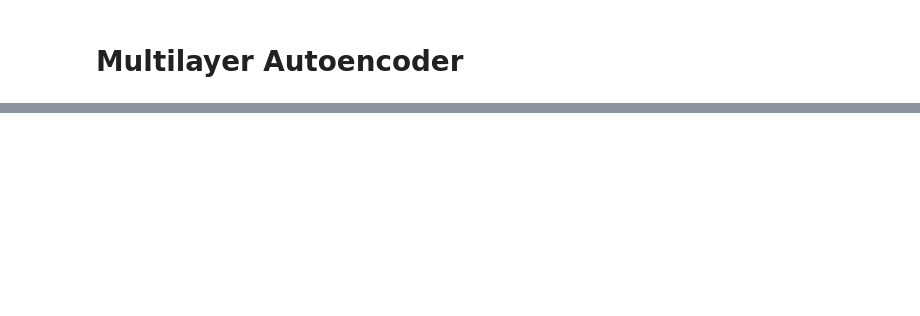
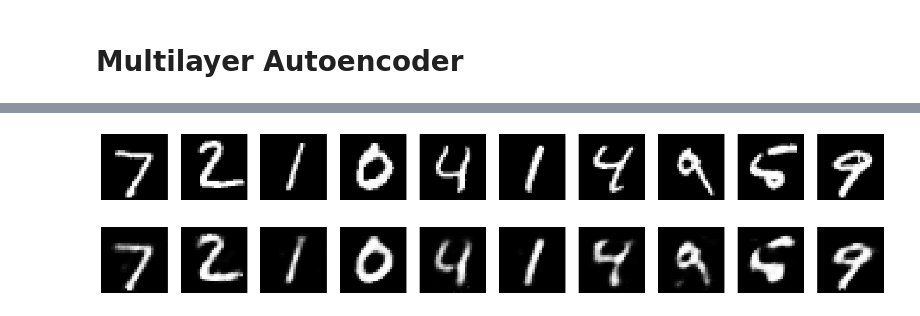
Before and after one commit to DhanushkarGuin/Autoencoders, a Jupyter notebook: Autoencoders.ipynb, the cells around one changed output, grey strips where cells are left out. Cells and saved outputs as stored; diff of their text form; code cells hidden in the pictures; blank space fills up the shorter version.

```diff
--- a/Autoencoders.ipynb
+++ b/Autoencoders.ipynb
@@ -238,7 +238,7 @@ class MultilayerAutoencoder(nn.Module):
 
 model = MultilayerAutoencoder(input_size = input_size, hidden_size = hidden_size, code_size = code_size, output_size = output_size)
 optimizer = torch.optim.Adam(model.parameters(), lr=0.001)
-criterion = nn.MSELoss
+criterion = nn.MSELoss()
 # %%
 batch_size = 128
 epochs = 5
@@ -256,0 +295,26 @@ test_loader = DataLoader(
+# %%
+model.eval()
+with torch.no_grad():
+  decoded_imgs = model(X_test_flat)
+# %%
+n = 10
+plt.figure(figsize=(20,6))
+for i in range(n):
+  ax = plt.subplot(3, n, i+1)
+  plt.imshow(X_test[i].reshape(28,28))
+  plt.gray()
+  ax.axis("off")
+plt.show()
+# %% [output]
+[figure, added]
+# %%
+n = 10
+plt.figure(figsize=(20,6))
+for i in range(n):
+  ax = plt.subplot(3, n, i+1)
+  plt.imshow(decoded_imgs[i].reshape(28,28))
+  plt.gray()
+  ax.axis("off")
+plt.show()
+# %% [output]
+[figure, added]
```
Also changed, not shown: parts of 5 cells of this notebook.
